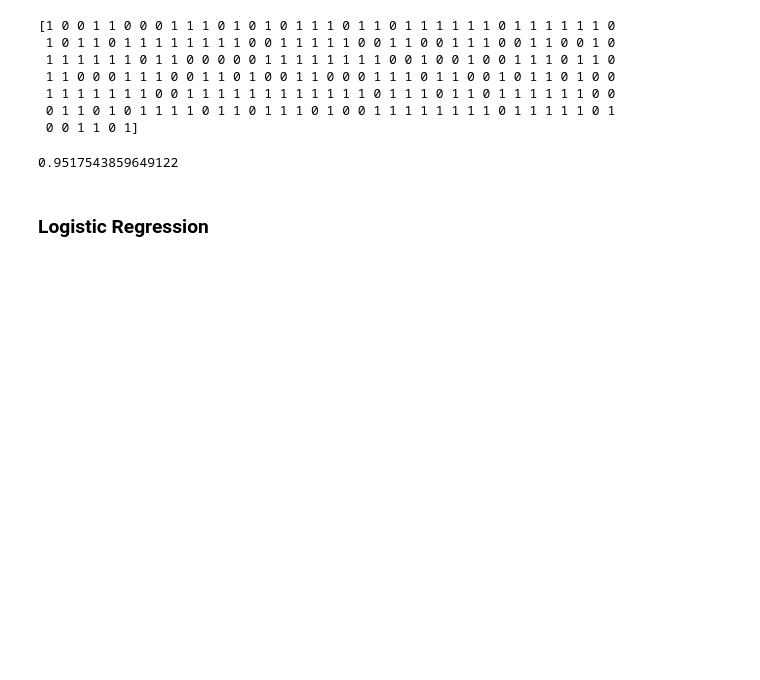
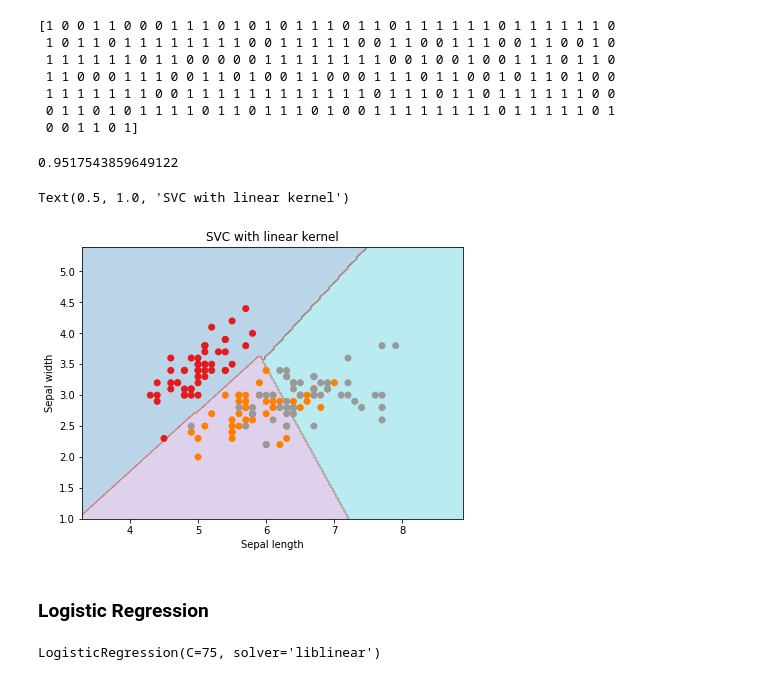
Before and after one commit to caiquemiranda/artificial-intelligence-python, a Jupyter notebook: 02-Supervised-Learning-Classification.ipynb, the cells around one changed output. Saved outputs shown, nothing was run; the diff lists cells and outputs as text; code cells hidden in the pictures; blank space fills up the shorter version.

Commit message:
logistic_regression

```diff
--- a/02-Supervised-Learning-Classification.ipynb
+++ b/02-Supervised-Learning-Classification.ipynb
@@ -150,21 +151,26 @@ X_plot = np.c_[xx.ravel(), yy.ravel()]
 # %%
 C = 1.0
 # %%
-svc_classifier = svm(kernel='linear', C=C, decision_function_shape='ovr').fit(X, y)
+svc_classifier = svm.SVC(kernel='linear', C=C, decision_function_shape='ovr').fit(X, y)
 
 Z = svc_classifier.predict(X_plot)
 Z = Z.reshape(xx.shape)
 
 plt.figure(figsize=(15, 5))
 
 plt.subplot(121)
+
 plt.contourf(xx, yy, Z, cmap=plt.cm.tab10, alpha=0.3)
 plt.scatter(X[:, 0], X[:, 1], c=y, cmap=plt.cm.Set1)
 
 plt.xlabel('Sepal length')
 plt.ylabel('Sepal width')
+
 plt.xlim(xx.min(), xx.max())
 
 plt.title('SVC with linear kernel')
+# %% [output]
+Text(0.5, 1.0, 'SVC with linear kernel')
+[figure, added]
 # %% [markdown]
 ### Logistic Regression
@@ -170,0 +186,4 @@ plt.title('SVC with linear kernel')
+# %%
+classifier_lr.fit(X, y)
+# %% [output]
+LogisticRegression(C=75, solver='liblinear')
```
Also changed, not shown: parts of 6 cells of this notebook.
